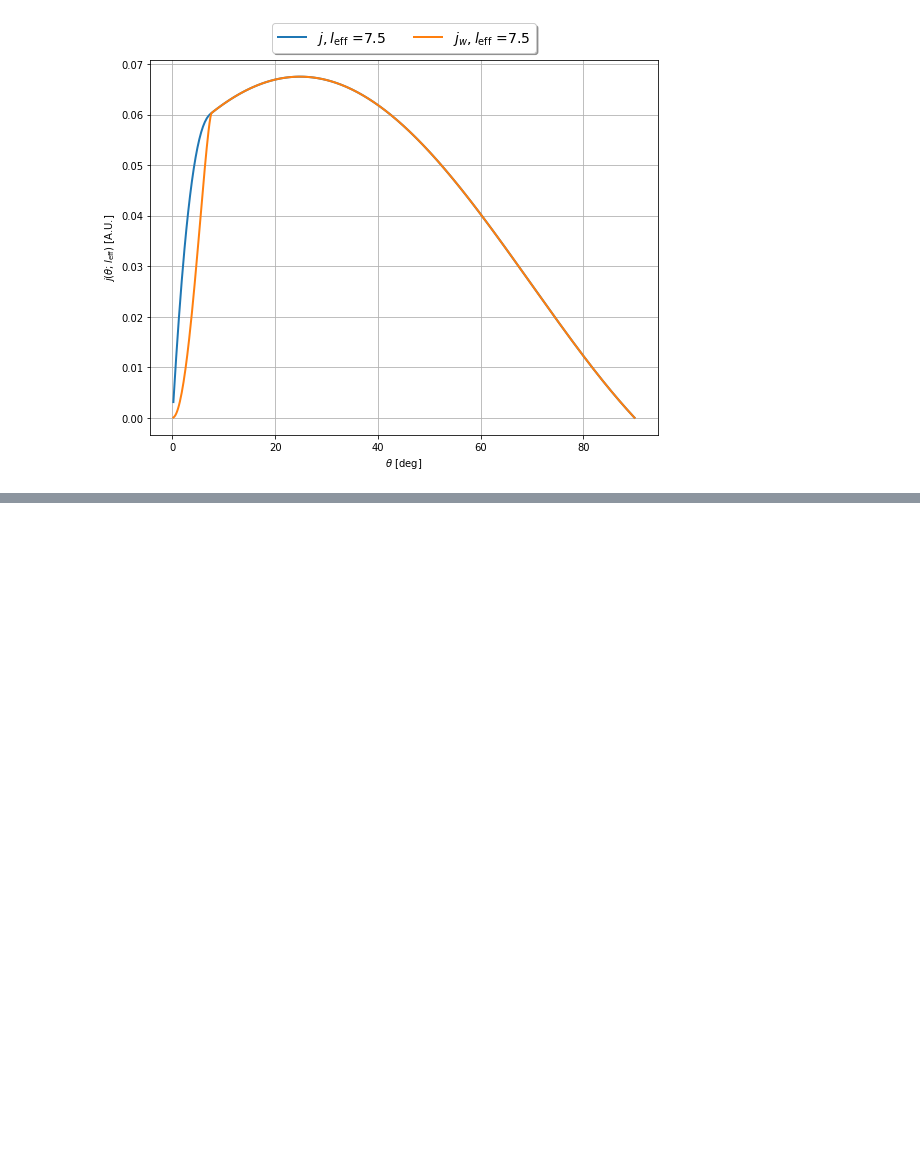
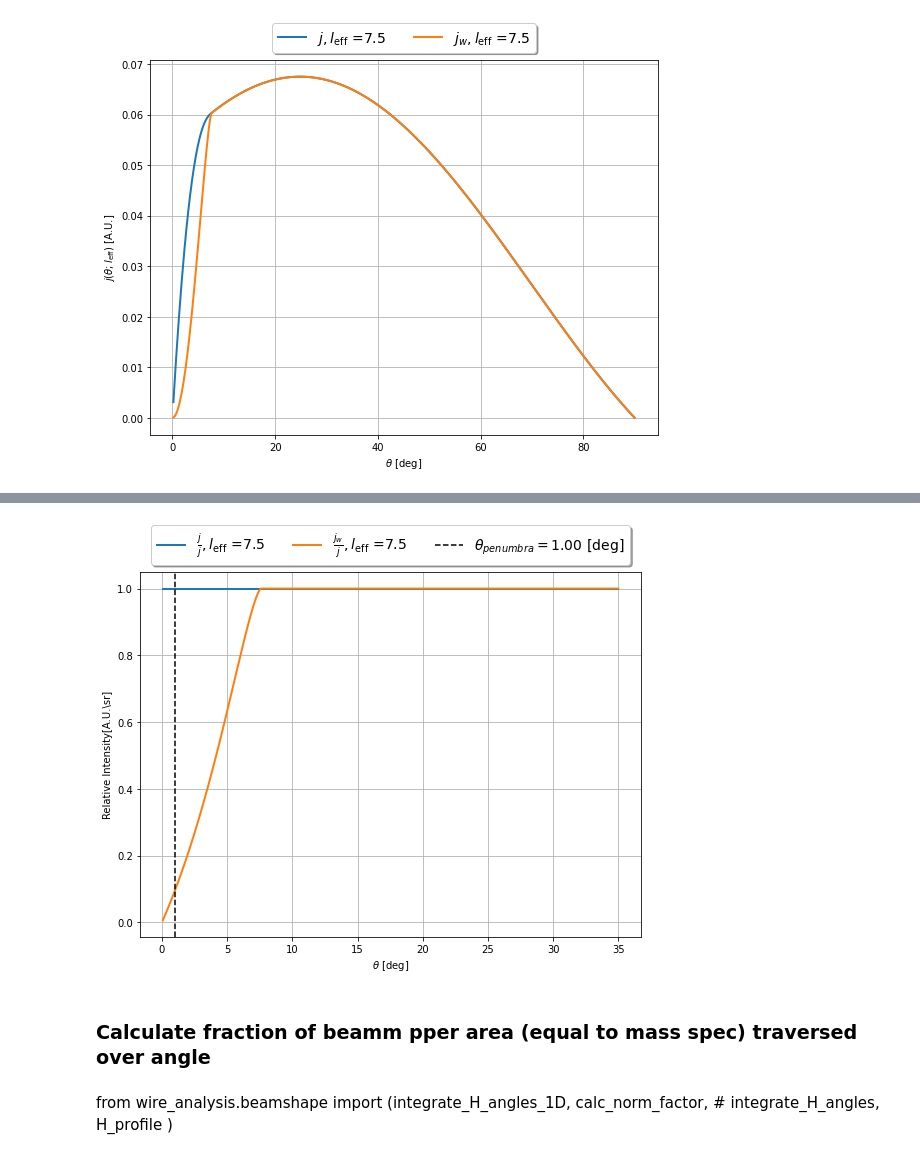
Before and after one commit to christianmatthe/wire_analysis, a Jupyter notebook: scripts/notebooks/2024_11_11_plot_multi_l_eff_for_tectra_comp.ipynb, the cells around one changed output, grey strips where cells are left out. Saved outputs shown, nothing was run; the diff lists cells and outputs as text; code cells hidden in the pictures; blank space fills up the shorter version.

```diff
--- a/scripts/notebooks/2024_11_11_plot_multi_l_eff_for_tectra_comp.ipynb
+++ b/scripts/notebooks/2024_11_11_plot_multi_l_eff_for_tectra_comp.ipynb
@@ -677,0 +527,52 @@ fig.subplots_adjust(left=0.2)
+# %%
+''' jw /j'''
+#l_effs = [0.1,0.32,1.0,3.16,10.0,31.62]
+l_effs = [7.5]
+# Plot calibration weight uneven electrical heating times "signal" sensitivity
+fig = plt.figure(0, figsize=(8,6.5))
+ax1=plt.gca()
+
+for l_eff in l_effs:
+    xs = np.linspace(0,35, 500)
+    # ys = visible_fraction(xs * degree)
+    ys_j = np.array([j(np.abs(x) * degree, l_eff = l_eff)
+          for x in xs])
+    ys = np.array([jw(np.abs(x) * degree, l_eff = l_eff)
+          for x in xs])
+
+    ax1.plot(xs,ys_j/ys_j,
+            color = "C0" ,
+            label = r"$\dfrac{j}{j}, l_{\rm{eff}}$ =" + f"{l_eff}",
+            lw= 2)
+    ax1.plot(xs,ys/ys_j,
+            color = "C1" ,
+            label = r"$\dfrac{j_w}{j}, l_{\rm{eff}}$ =" + f"{l_eff}",
+            lw= 2)
+theta_inner = 0.3385556949116842 # 19.3978 deg
+theta_outer = 0.45799795159722173 # 26.2413 deg
+ax1.axvline(1, label=r"$\theta_{penumbra} = $"
+        + f"{1:.2f} [deg]",
+        color = "k", alpha = 1, ls = "--")
+# ax1.axvline(theta_outer / degree, label=r"$\theta_{umbra} = $"
+#         + f"{theta_outer/degree:.2f} [deg]",
+#         color = "k", alpha = 1, ls = "--")
+
+
+ax1.set_xlabel(r"$\theta$ [deg]")
+ax1.set_ylabel(r"Relative Intensity[A.U.\sr]")
+
+plt.legend(shadow=True, ncol =3,
+            loc='lower center', bbox_to_anchor=(0.5, 1),
+            fontsize = 14
+            )
+plt.tight_layout()
+plt.grid(True)
+# %% [output]
+[figure, added]
+# %% [markdown]
+### Calculate fraction  of beamm pper area (equal to mass spec) traversed over angle
+# %% [markdown]
+from wire_analysis.beamshape import (integrate_H_angles_1D, calc_norm_factor,
+                                     # integrate_H_angles,
+                                     H_profile
+                                     )
```
Also changed, not shown: parts of 12 cells of this notebook, 17 other files.
